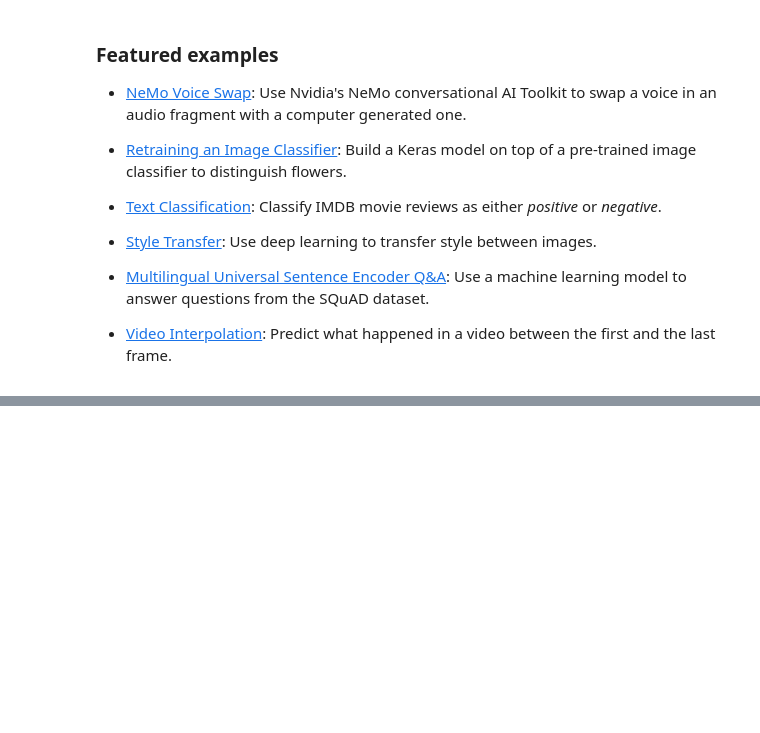
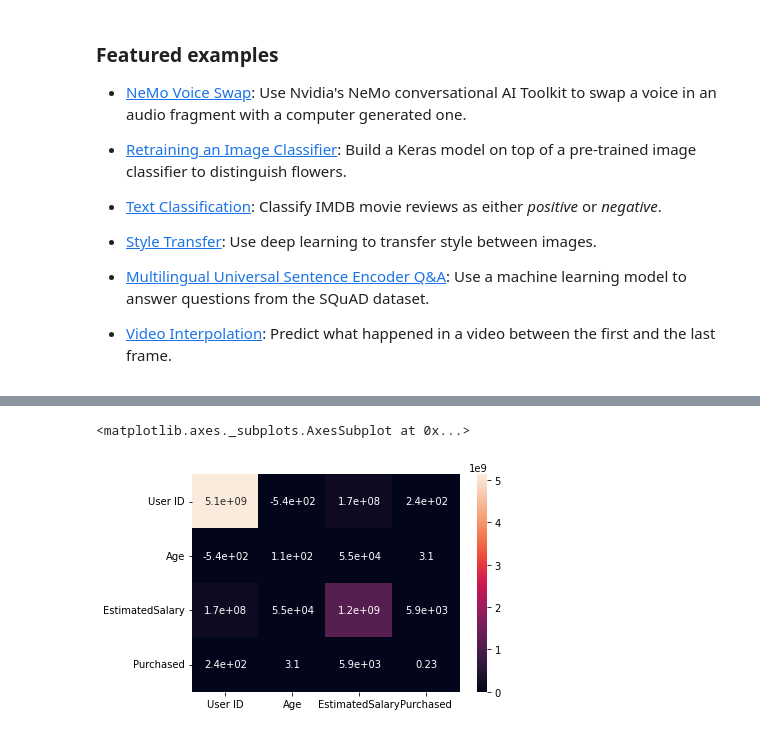
Before and after one commit to Er-Sonu/Sonu, a Jupyter notebook: Welcome_To_Colaboratory.ipynb, the cells around one changed output, grey strips where cells are left out. Cells and saved outputs as stored; diff of their text form; code cells hidden in the pictures; blank space fills up the shorter version.

```diff
--- a/Welcome_To_Colaboratory.ipynb
+++ b/Welcome_To_Colaboratory.ipynb
@@ -171,3 +196,8 @@ dtype: int64
+# %%
+sn.heatmap(data.cov().round(2),annot = True)
+# %% [output]
+<matplotlib.axes._subplots.AxesSubplot at 0x...>
+[figure, added]
 # %%
 data.shape
 # %% [output]
```
Also changed, not shown: parts of 67 cells of this notebook.
